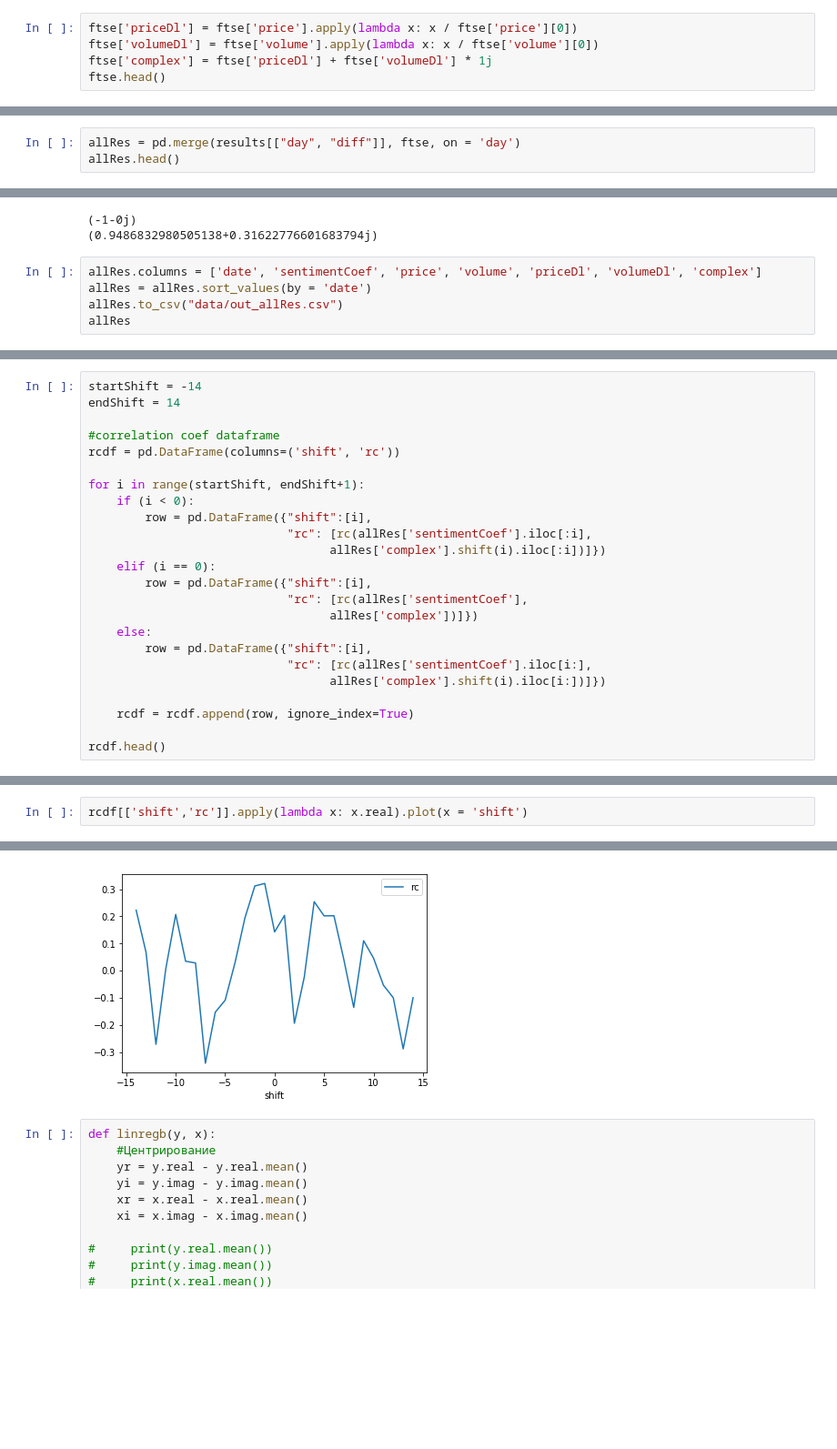
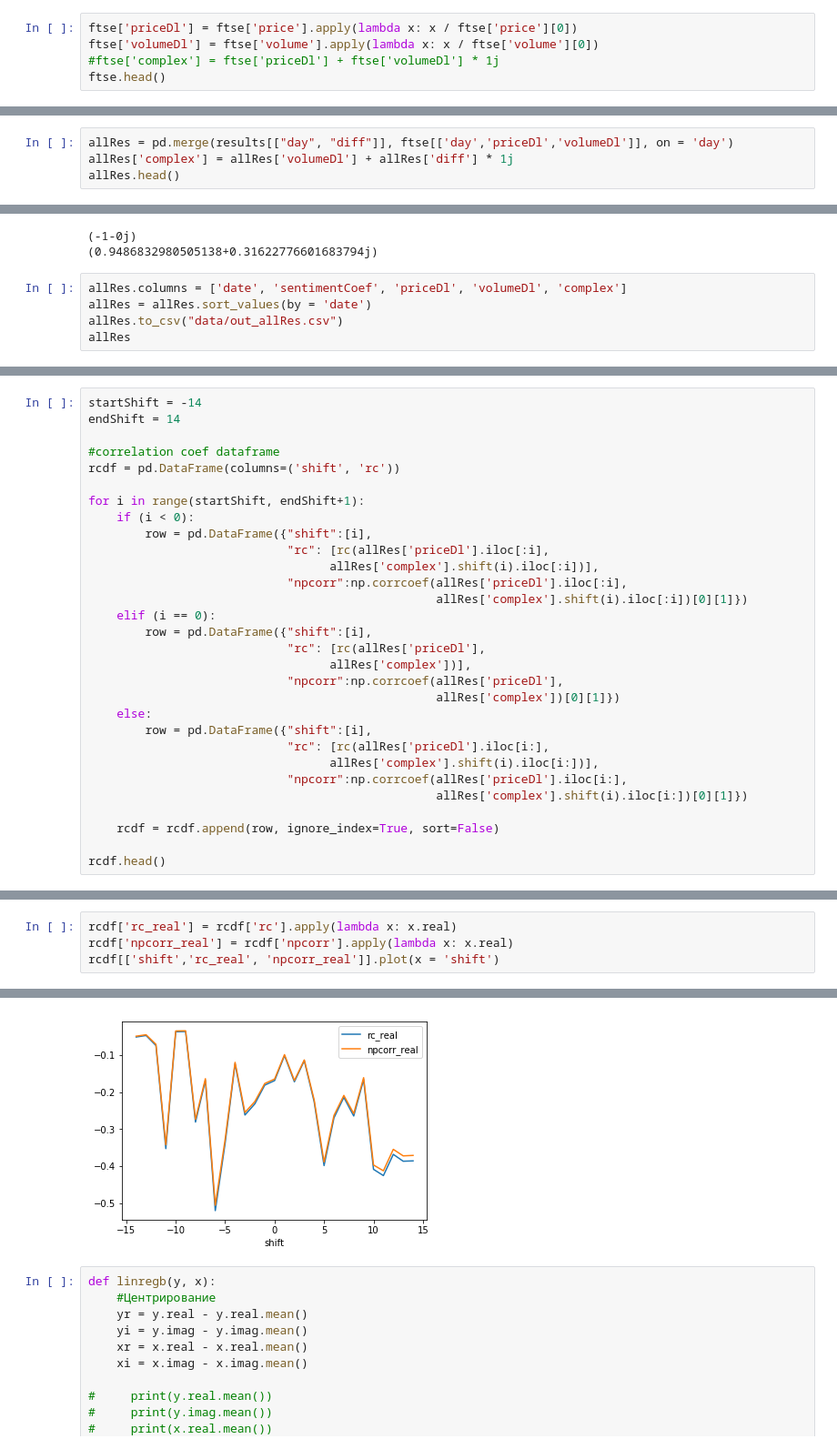
Before and after one commit to baryev/autoregressive-model, a Jupyter notebook: sentimentsAnalysis.ipynb, the cells around one changed output, grey strips where cells are left out. Shown at 91% size. Drawn from its saved outputs; the diff is of its cells as text; blank space fills up the shorter version.

```diff
--- a/sentimentsAnalysis.ipynb
+++ b/sentimentsAnalysis.ipynb
@@ -30,6 +30,6 @@ ftse.head()
 # %%
 ftse['priceDl'] = ftse['price'].apply(lambda x: x / ftse['price'][0])
 ftse['volumeDl'] = ftse['volume'].apply(lambda x: x / ftse['volume'][0])
-ftse['complex'] = ftse['priceDl'] + ftse['volumeDl'] * 1j
+#ftse['complex'] = ftse['priceDl'] + ftse['volumeDl'] * 1j
 ftse.head()
 # %% [output]
@@ -85,4 +85,5 @@ plt.show()
 # %%
-allRes = pd.merge(results[["day", "diff"]], ftse, on = 'day')
+allRes = pd.merge(results[["day", "diff"]], ftse[['day','priceDl','volumeDl']], on = 'day')
+allRes['complex'] = allRes['volumeDl'] + allRes['diff'] * 1j
 allRes.head()
 # %% [output]
@@ -130,7 +131,7 @@ print(np.corrcoef(y['y'], y['x'])[0][1])
 (-1-0j)
 (0.9486832980505138+0.31622776601683794j)
 # %%
-allRes.columns = ['date', 'sentimentCoef', 'price', 'volume', 'priceDl', 'volumeDl', 'complex']
+allRes.columns = ['date', 'sentimentCoef', 'priceDl', 'volumeDl', 'complex']
 allRes = allRes.sort_values(by = 'date')
 allRes.to_csv("data/out_allRes.csv")
 allRes
@@ -191,18 +192,24 @@ rcdf = pd.DataFrame(columns=('shift', 'rc'))
 for i in range(startShift, endShift+1):
     if (i < 0):
         row = pd.DataFrame({"shift":[i],
-                            "rc": [rc(allRes['sentimentCoef'].iloc[:i],
-                                  allRes['complex'].shift(i).iloc[:i])]})
+                            "rc": [rc(allRes['priceDl'].iloc[:i],
+                                  allRes['complex'].shift(i).iloc[:i])],
+                            "npcorr":np.corrcoef(allRes['priceDl'].iloc[:i],
+                                                 allRes['complex'].shift(i).iloc[:i])[0][1]})
     elif (i == 0):
         row = pd.DataFrame({"shift":[i],
-                            "rc": [rc(allRes['sentimentCoef'],
-                                  allRes['complex'])]})
+                            "rc": [rc(allRes['priceDl'],
+                                  allRes['complex'])],
+                            "npcorr":np.corrcoef(allRes['priceDl'],
+                                                 allRes['complex'])[0][1]})
     else:
         row = pd.DataFrame({"shift":[i],
-                            "rc": [rc(allRes['sentimentCoef'].iloc[i:],
-                                  allRes['complex'].shift(i).iloc[i:])]})
+                            "rc": [rc(allRes['priceDl'].iloc[i:],
+                                  allRes['complex'].shift(i).iloc[i:])],
+                            "npcorr":np.corrcoef(allRes['priceDl'].iloc[i:],
+                                                 allRes['complex'].shift(i).iloc[i:])[0][1]})
 
-    rcdf = rcdf.append(row, ignore_index=True)
+    rcdf = rcdf.append(row, ignore_index=True, sort=False)
 
 rcdf.head()
 # %% [output]
@@ -215,8 +222,10 @@ rcdf.head()
 # %%
-rcdf[['shift','rc']].apply(lambda x: x.real).plot(x = 'shift')
+rcdf['rc_real'] = rcdf['rc'].apply(lambda x: x.real)
+rcdf['npcorr_real'] = rcdf['npcorr'].apply(lambda x: x.real)
+rcdf[['shift','rc_real', 'npcorr_real']].plot(x = 'shift')
 # %% [output]
 <matplotlib.axes._subplots.AxesSubplot at 0x...>
-[figure, old version]
+[figure, new version]
 # %%
 def linregb(y, x):
     #Центрирование
```
Also changed, not shown: parts of 13 cells of this notebook, 1 other file.
